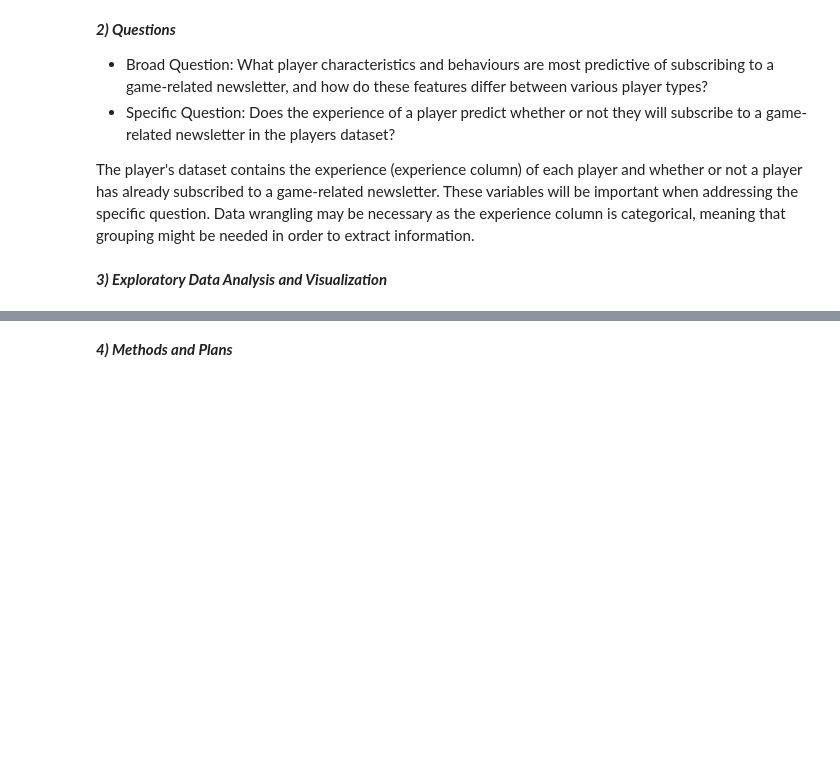
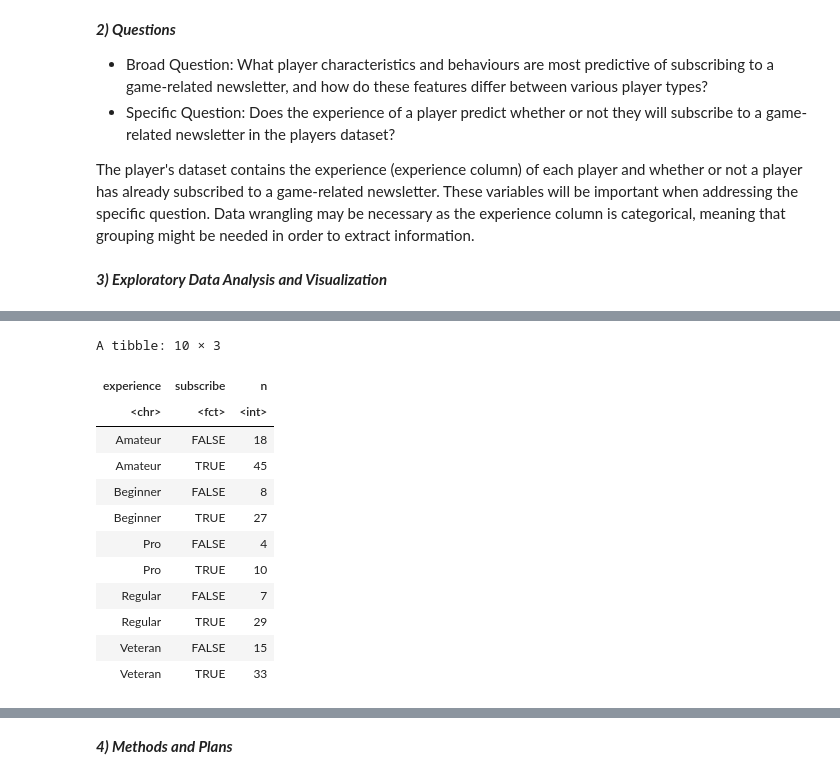
Before and after one commit to annhuynhh/individual_planning_project, a Jupyter notebook: huynh_individual_planning.ipynb, the cells around one changed output, grey strips where cells are left out. Saved outputs shown, nothing was run; the diff lists cells and outputs as text; code cells hidden in the pictures; blank space fills up the shorter version.

```diff
--- a/huynh_individual_planning.ipynb
+++ b/huynh_individual_planning.ipynb
@@ -121,0 +134,20 @@ A tibble: 2 × 2
+# %%
+sub_groups <- players |>
+    mutate(subscribe = as_factor(subscribe)) |>
+    count(experience, subscribe)
+
+sub_groups
+# %% [output]
+A tibble: 10 × 3
+| experience | subscribe | n |
+| <chr> | <fct> | <int> |
+| Amateur | FALSE | 18 |
+| Amateur | TRUE | 45 |
+| Beginner | FALSE | 8 |
+| Beginner | TRUE | 27 |
+| Pro | FALSE | 4 |
+| Pro | TRUE | 10 |
+| Regular | FALSE | 7 |
+| Regular | TRUE | 29 |
+| Veteran | FALSE | 15 |
+| Veteran | TRUE | 33 |
```
Also changed, not shown: parts of 4 cells of this notebook.
